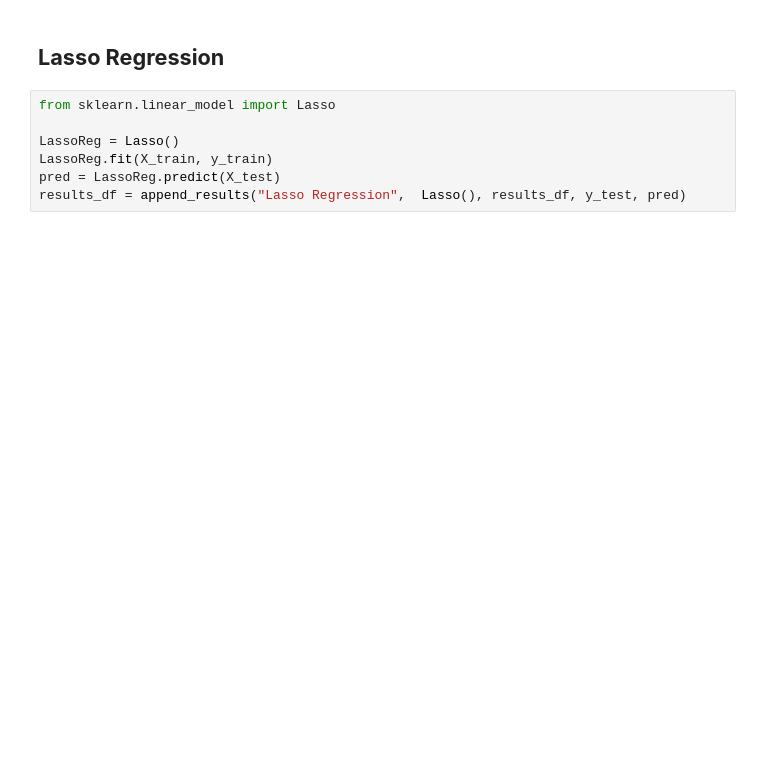
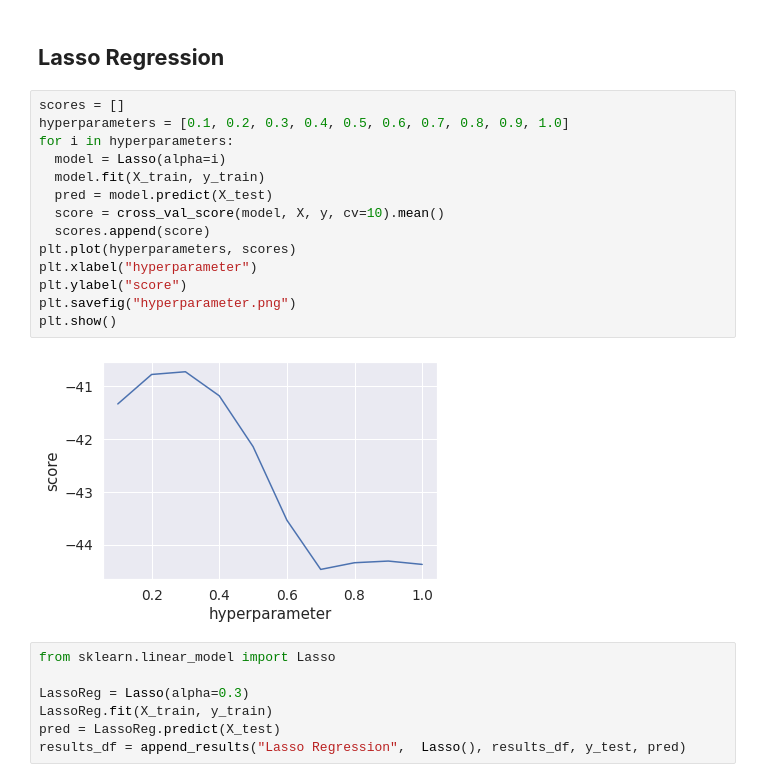
Before and after one commit to LuyuanJimmyWang/price_prediction, a Jupyter notebook: D3_LinearRegression.ipynb, the cells around one changed output. Drawn from its saved outputs; the diff is of its cells as text; blank space fills up the shorter version.

```diff
--- a/D3_LinearRegression.ipynb
+++ b/D3_LinearRegression.ipynb
@@ -262,9 +256,25 @@ plt.show()
 # %% [markdown]
 ## **Lasso Regression**
+# %%
+scores = []
+hyperparameters = [0.1, 0.2, 0.3, 0.4, 0.5, 0.6, 0.7, 0.8, 0.9, 1.0]
+for i in hyperparameters:
+  model = Lasso(alpha=i)
+  model.fit(X_train, y_train)
+  pred = model.predict(X_test)
+  score = cross_val_score(model, X, y, cv=10).mean()
+  scores.append(score)
+plt.plot(hyperparameters, scores)
+plt.xlabel("hyperparameter")
+plt.ylabel("score")
+plt.savefig("hyperparameter.png")
+plt.show()
+# %% [output]
+[figure, added]
 # %%
 from sklearn.linear_model import Lasso
 
-LassoReg = Lasso()
+LassoReg = Lasso(alpha=0.3)
 LassoReg.fit(X_train, y_train)
 pred = LassoReg.predict(X_test)
 results_df = append_results("Lasso Regression",  Lasso(), results_df, y_test, pred)
```
Also changed, not shown: parts of 8 cells of this notebook.
